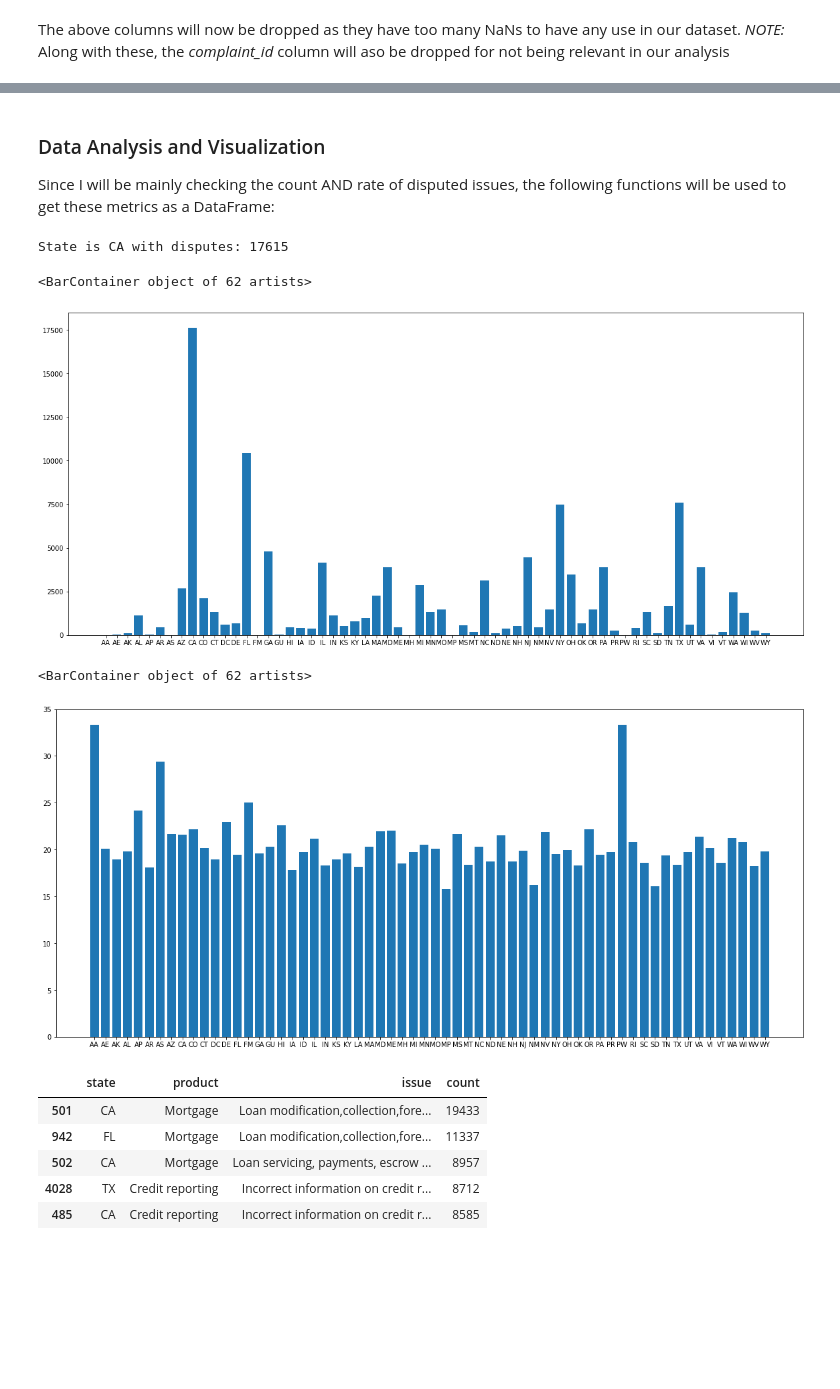
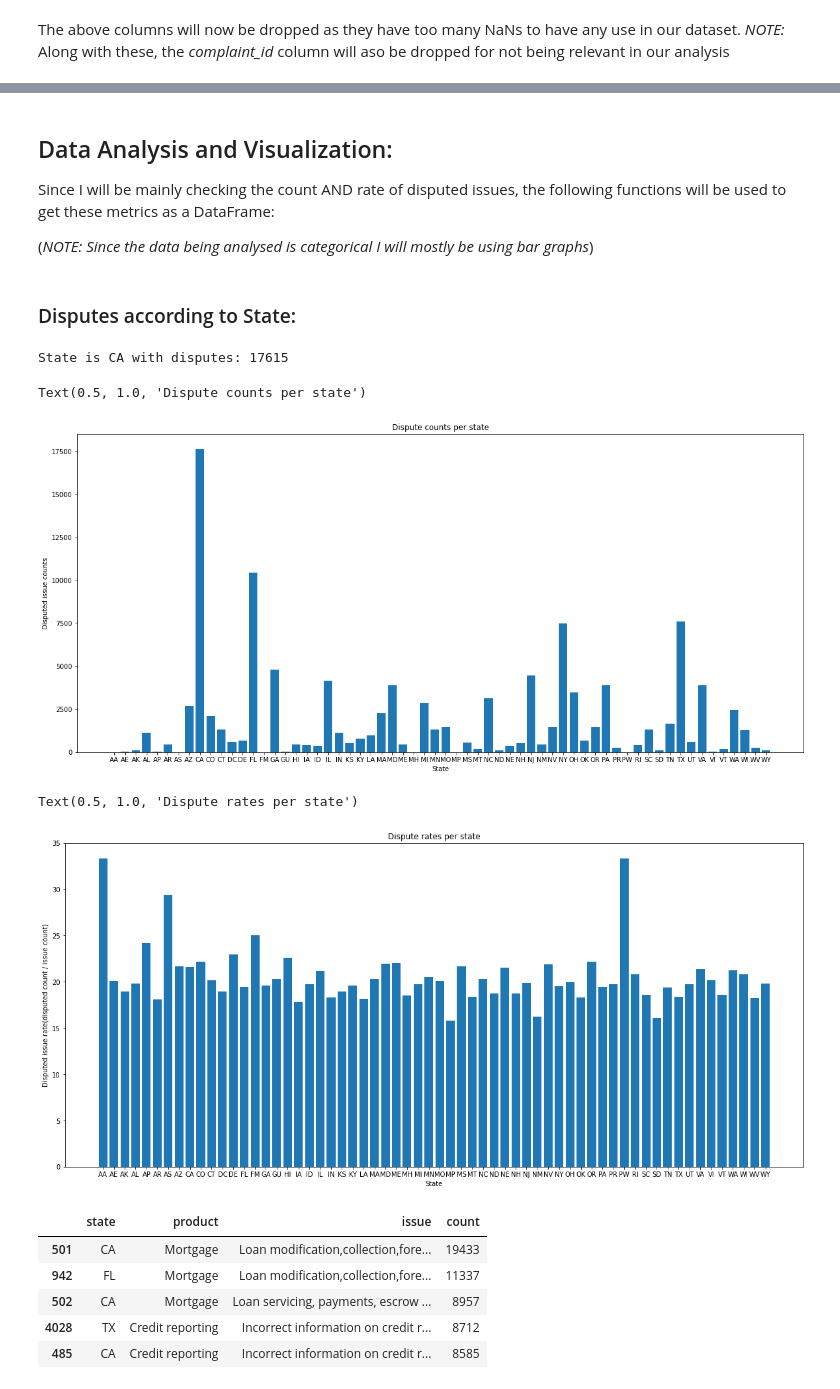
Before and after one commit to quantillinois/data-oa, a Jupyter notebook: consumer_analysis.ipynb, the cells around one changed output, grey strips where cells are left out. Cells and saved outputs as stored; diff of their text form; code cells hidden in the pictures; blank space fills up the shorter version.

```diff
--- a/consumer_analysis.ipynb
+++ b/consumer_analysis.ipynb
@@ -82,6 +105,8 @@ df.head()
 | 3 | 2013-08-30 | Student loan | Repaying your loan | Navient Solutions, Inc. | MD | 21402 | Email | 2013-08-30 | ... |
 | 4 | 2013-08-30 | Debt collection | False statements or representation | Resurgent Capital Services L.P. | GA | 30106 | Web | 2013-08-30 | ... |
 # %% [markdown]
-### Data Analysis and Visualization
+## Data Analysis and Visualization:
 Since I will be mainly checking the count AND rate of disputed issues, the following functions will be used to get these metrics as a DataFrame:
+
+(*NOTE: Since the data being analysed is categorical I will mostly be using bar graphs*)
 # %%
@@ -98,6 +121,8 @@ def get_count(cat, data=df):
     df_by_cat['dispute_rate'] = df_by_cat.apply(lambda r: (r['consumer_disputed?'] / r['issue']) * 100, axis=1)
 
     return df_by_cat
+# %% [markdown]
+### Disputes according to State:
 # %%
 #State with most disputes using above function:
 disp_st = get_count('state')
@@ -110,14 +135,20 @@ State is CA with disputes: 17615
 # %%
 fig1, ax1 = plt.subplots(figsize=(20, 9))
 ax1.bar(disp_st['state'], disp_st['consumer_disputed?'])
+ax1.set_xlabel("State")
+ax1.set_ylabel("Disputed issue counts")
+ax1.set_title("Dispute counts per state")
 # %% [output]
-<BarContainer object of 62 artists>
+Text(0.5, 1.0, 'Dispute counts per state')
-[figure, old version]
+[figure, new version]
 # %%
 fig2, ax2 = plt.subplots(figsize=(20, 9))
 ax2.bar(disp_st['state'], disp_st['dispute_rate'])
+ax2.set_xlabel("State")
+ax2.set_ylabel("Disputed issue rate(disputed count / issue count)")
+ax2.set_title("Dispute rates per state")
 # %% [output]
-<BarContainer object of 62 artists>
+Text(0.5, 1.0, 'Dispute rates per state')
-[figure, old version]
+[figure, new version]
 # %%
 #Getting count of issues per state with products
```
Also changed, not shown: parts of 26 cells of this notebook.
